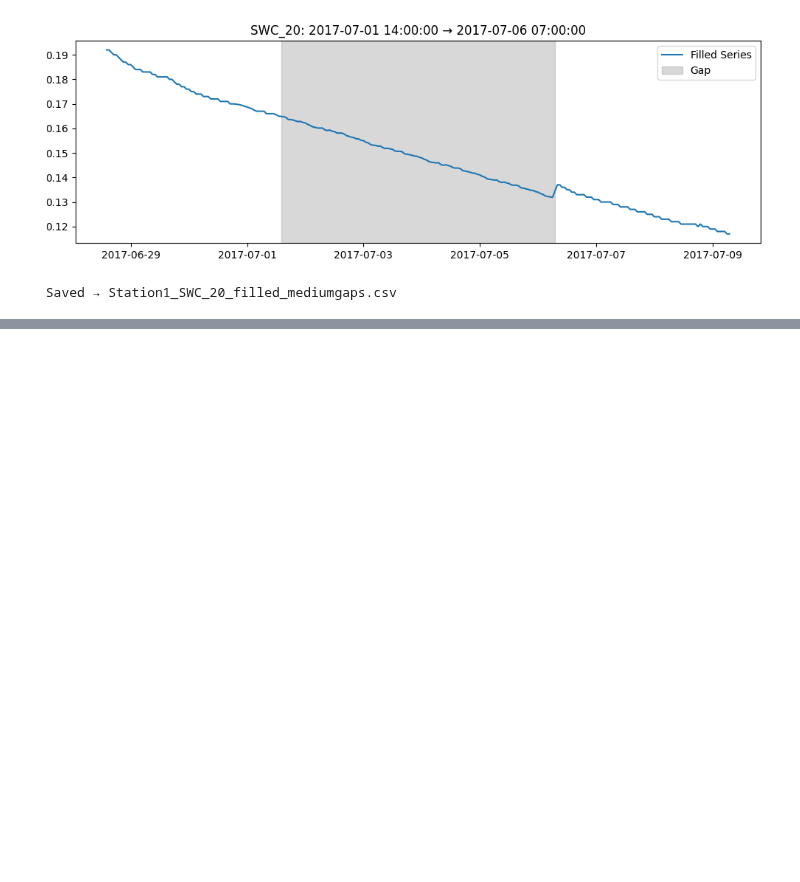
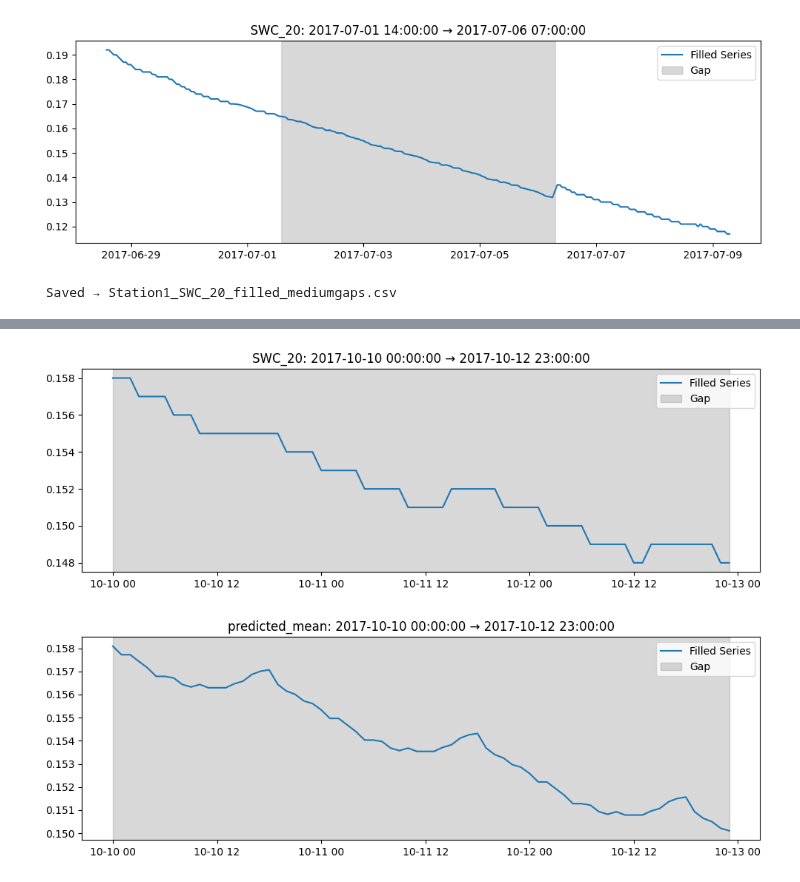
Before and after one commit to kiat/tx-soil-moisture, a Jupyter notebook: Model_2025/ARIMA.ipynb, the cells around one changed output, grey strips where cells are left out. Cells and saved outputs as stored; diff of their text form; code cells hidden in the pictures; blank space fills up the shorter version.

```diff
--- a/Model_2025/ARIMA.ipynb
+++ b/Model_2025/ARIMA.ipynb
@@ -204,0 +253,6 @@ Ljung-Box p @ lag 24 = 0.458
+# %%
+plot_gap(y_true, test_start, test_end)
+plot_gap(y_pred, test_start, test_end)
+# %% [output]
+[figure, added]
+[figure, added]
```
Also changed, not shown: parts of 8 cells of this notebook.
